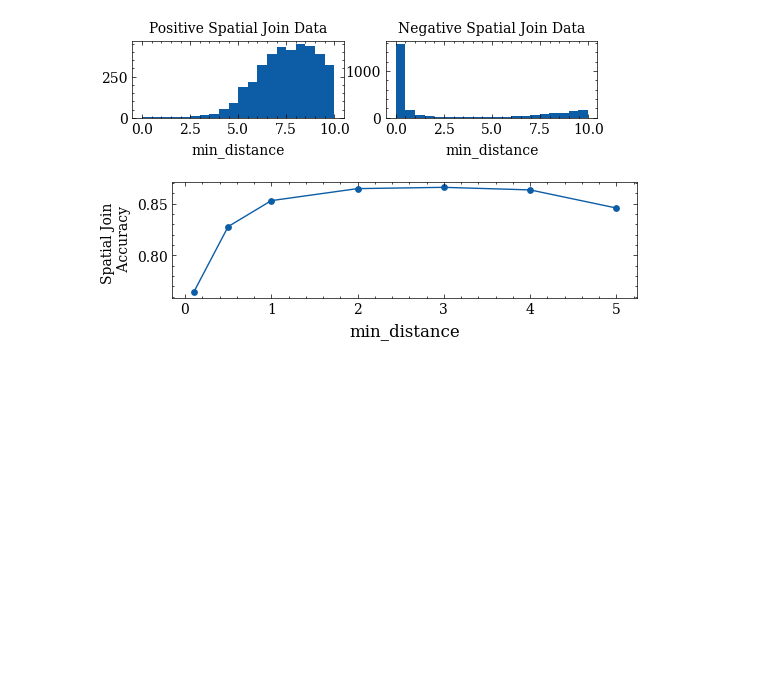
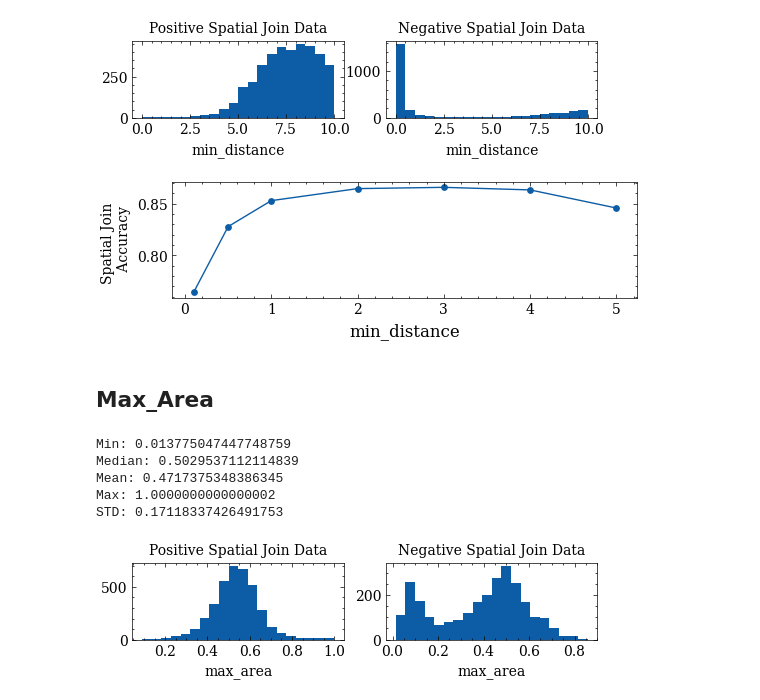
Before and after one commit to BeanHam/2024-spatial-data-integration, a Jupyter notebook: join_task/inference_results/heuristics.ipynb, the cells around one changed output. Drawn from its saved outputs; the diff is of its cells as text; code cells hidden in the pictures; blank space fills up the shorter version.

```diff
--- a/join_task/inference_results/heuristics.ipynb
+++ b/join_task/inference_results/heuristics.ipynb
@@ -115,3 +119,36 @@ plt.xlabel('min_distance', fontsize=12)
 pass
 # %% [output]
 [figure]
+# %% [markdown]
+## Max_Area
+# %%
+name='max_area'
+data=train
+print('Min:', np.min(data[name]))
+print('Median:', np.median(data[name]))
+print('Mean:', np.mean(data[name]))
+print('Max:', np.max(data[name]))
+print('STD:', np.std(data[name]))
+# %% [output]
+Min: 0.013775047447748759
+Median: 0.5029537112114839
+Mean: 0.4717375348386345
+Max: 1.0000000000000002
+STD: 0.17118337426491753
+# %%
+title_size=10
+plt.style.use('science')
+plt.rc('text', usetex=False)
+plt.figure(figsize=(6,1))
+plt.subplot(1, 2, 1)
+plt.hist(positive[name], bins=20)
+plt.title('Positive Spatial Join Data', fontsize=title_size)
+plt.xlabel('max_area')
+plt.subplot(1, 2, 2)
+plt.hist(negative[name], bins=20)
+plt.title('Negative Spatial Join Data', fontsize=title_size)
+plt.xlabel('max_area')
+#plt.savefig(f"../../misc/join_task_min_distance_distribution.png", bbox_inches='tight',pad_inches=0, dpi=600)
+pass
+# %% [output]
+[figure, added]
```
Also changed, not shown: parts of 26 cells of this notebook, 9 other files.
